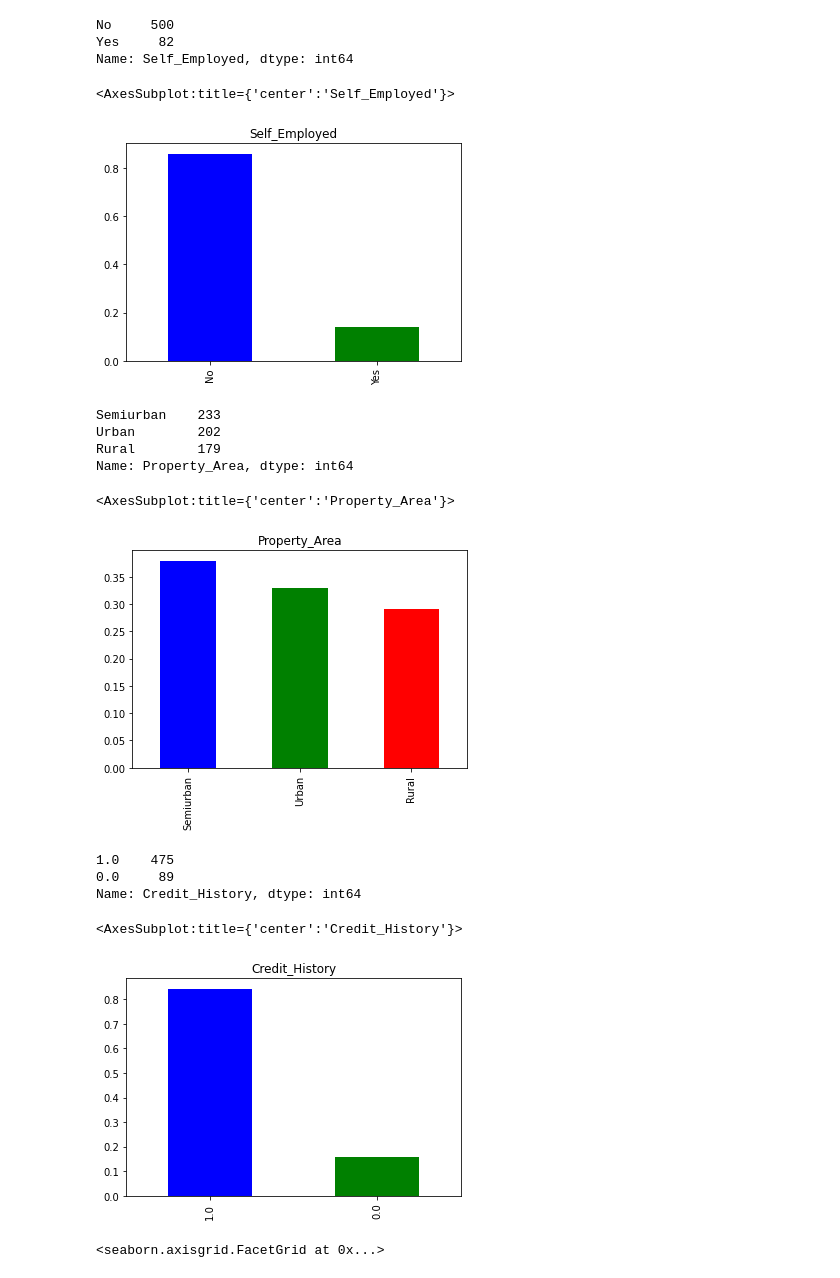
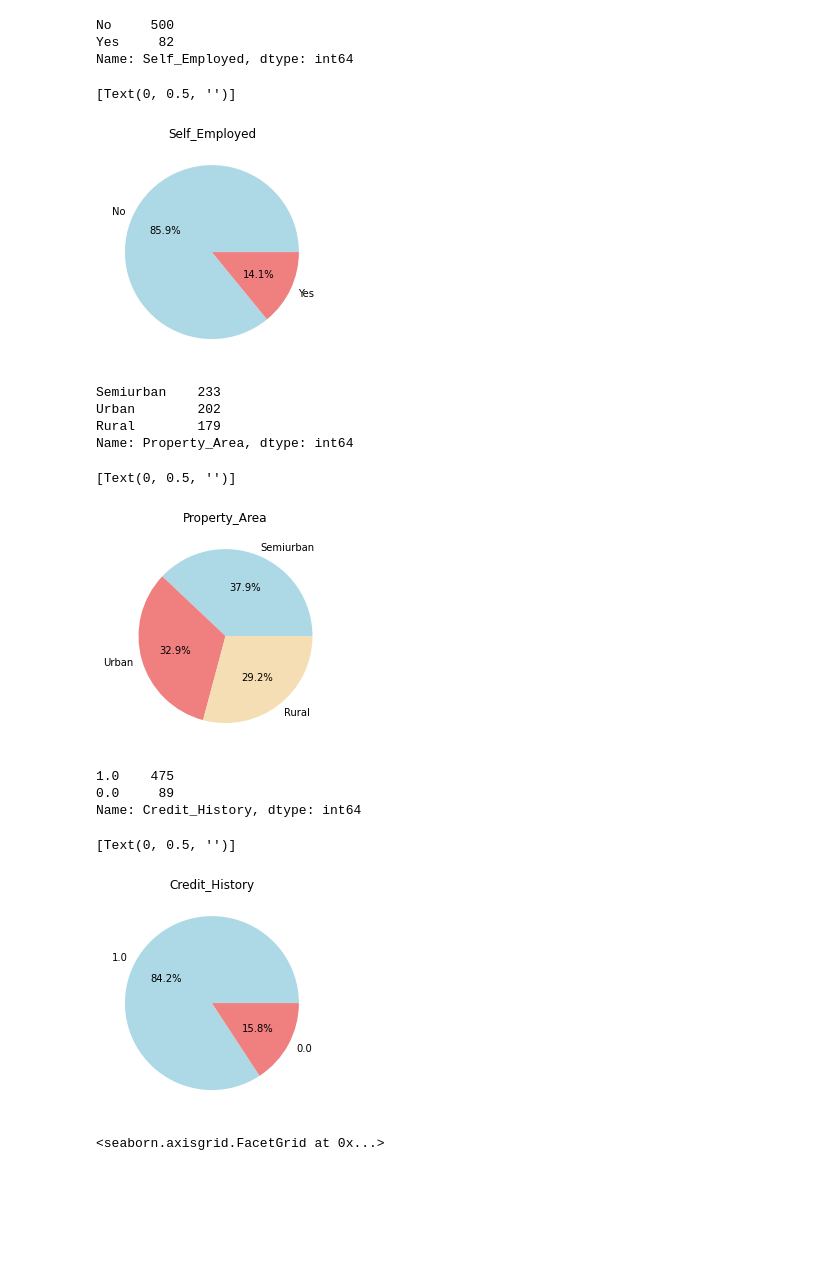
Before and after one commit to CSP-Simon/proiectDSI, a Jupyter notebook: ProiectDSI.ipynb, the cells around one changed output. Saved outputs shown, nothing was run; the diff lists cells and outputs as text; code cells hidden in the pictures; blank space fills up the shorter version.

```diff
--- a/ProiectDSI.ipynb
+++ b/ProiectDSI.ipynb
@@ -166,10 +162,10 @@ No     500
 Yes     82
 Name: Self_Employed, dtype: int64
 # %%
-train["Self_Employed"].value_counts(normalize=True).plot.bar(title = 'Self_Employed',color=['Blue', 'green'])
+train["Self_Employed"].value_counts(normalize=True).plot.pie(title = 'Self_Employed',colors=['lightblue', 'lightcoral',],autopct="%1.1f%%").set(ylabel=None)
 # %% [output]
-<AxesSubplot:title={'center':'Self_Employed'}>
+[Text(0, 0.5, '')]
-[figure, old version]
+[figure, new version]
 # %%
 train["Property_Area"].value_counts()
 # %% [output]
@@ -178,10 +174,10 @@ Urban        202
 Rural        179
 Name: Property_Area, dtype: int64
 # %%
-train["Property_Area"].value_counts(normalize=True).plot.bar(title = 'Property_Area',color=['Blue', 'green','red'])
+train["Property_Area"].value_counts(normalize=True).plot.pie(title = 'Property_Area',colors=['lightblue', 'lightcoral','wheat',],autopct="%1.1f%%").set(ylabel=None)
 # %% [output]
-<AxesSubplot:title={'center':'Property_Area'}>
+[Text(0, 0.5, '')]
-[figure, old version]
+[figure, new version]
 # %%
 train["Credit_History"].value_counts()
 # %% [output]
@@ -189,8 +185,8 @@ train["Credit_History"].value_counts()
 0.0     89
 Name: Credit_History, dtype: int64
 # %%
-train["Credit_History"].value_counts(normalize=True).plot.bar(title = 'Credit_History',color=['Blue', 'green'])
+train["Credit_History"].value_counts(normalize=True).plot.pie(title = 'Credit_History',colors=['lightblue', 'lightcoral'],autopct="%1.1f%%").set(ylabel=None)
 # %% [output]
-<AxesSubplot:title={'center':'Credit_History'}>
+[Text(0, 0.5, '')]
-[figure, old version]
+[figure, new version]
 # %%
```
Also changed, not shown: parts of 18 cells of this notebook.
